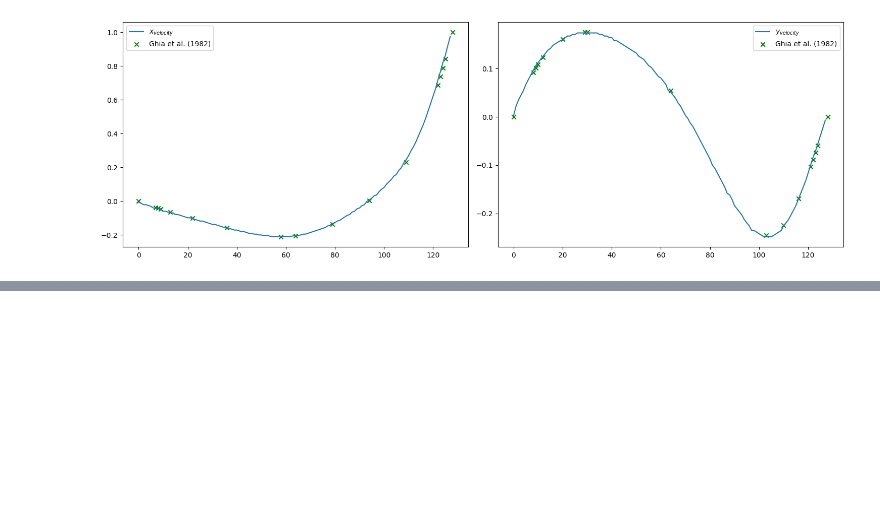
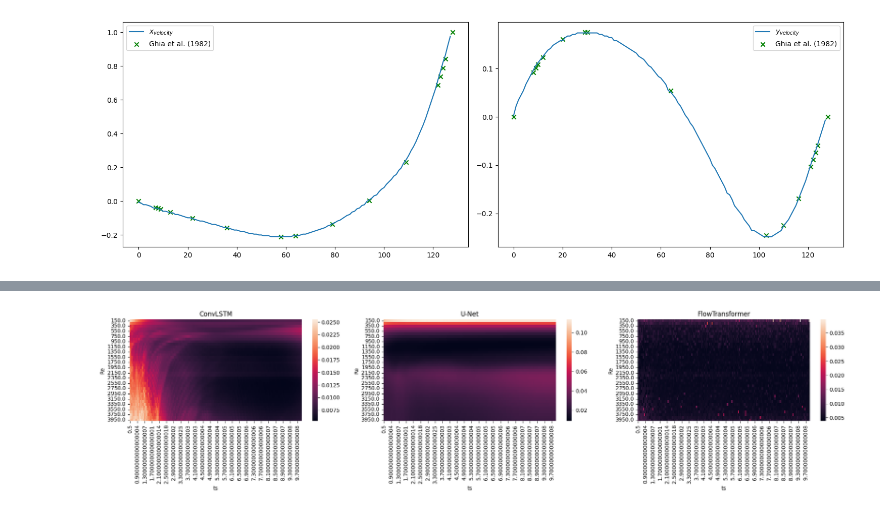
Before and after one commit to schneialexan/ba-thesis, a Jupyter notebook: data_gen_and_prep/v04_plots_for_paper.ipynb, the cells around one changed output, grey strips where cells are left out. Saved outputs shown, nothing was run; the diff lists cells and outputs as text; code cells hidden in the pictures; blank space fills up the shorter version.

```diff
--- a/data_gen_and_prep/v04_plots_for_paper.ipynb
+++ b/data_gen_and_prep/v04_plots_for_paper.ipynb
@@ -245,0 +297,17 @@ plt.show()
+# %%
+# all models
+fig, ax = plt.subplots(1, 3, figsize=(20, 5))
+
+sns.heatmap(convlstm_test_losses, ax=ax[0])
+ax[0].set_title('ConvLSTM')
+
+sns.heatmap(unet_test_losses, ax=ax[1])
+ax[1].set_title('U-Net')
+
+sns.heatmap(flowtransformer_test_losses, ax=ax[2])
+ax[2].set_title('FlowTransformer')
+
+plt.tight_layout()
+plt.show()
+# %% [output]
+[figure, added]
```
Also changed, not shown: parts of 10 cells of this notebook, 12 other files.
